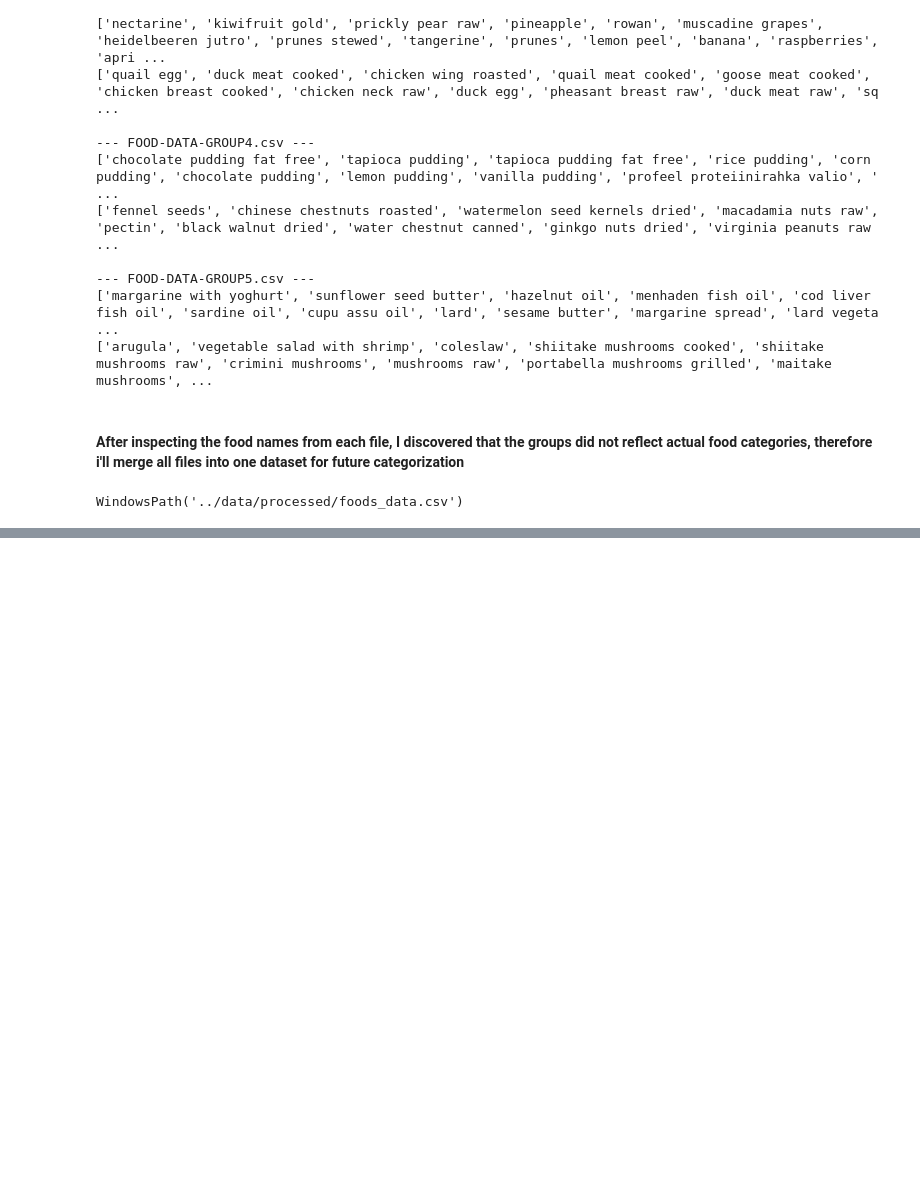
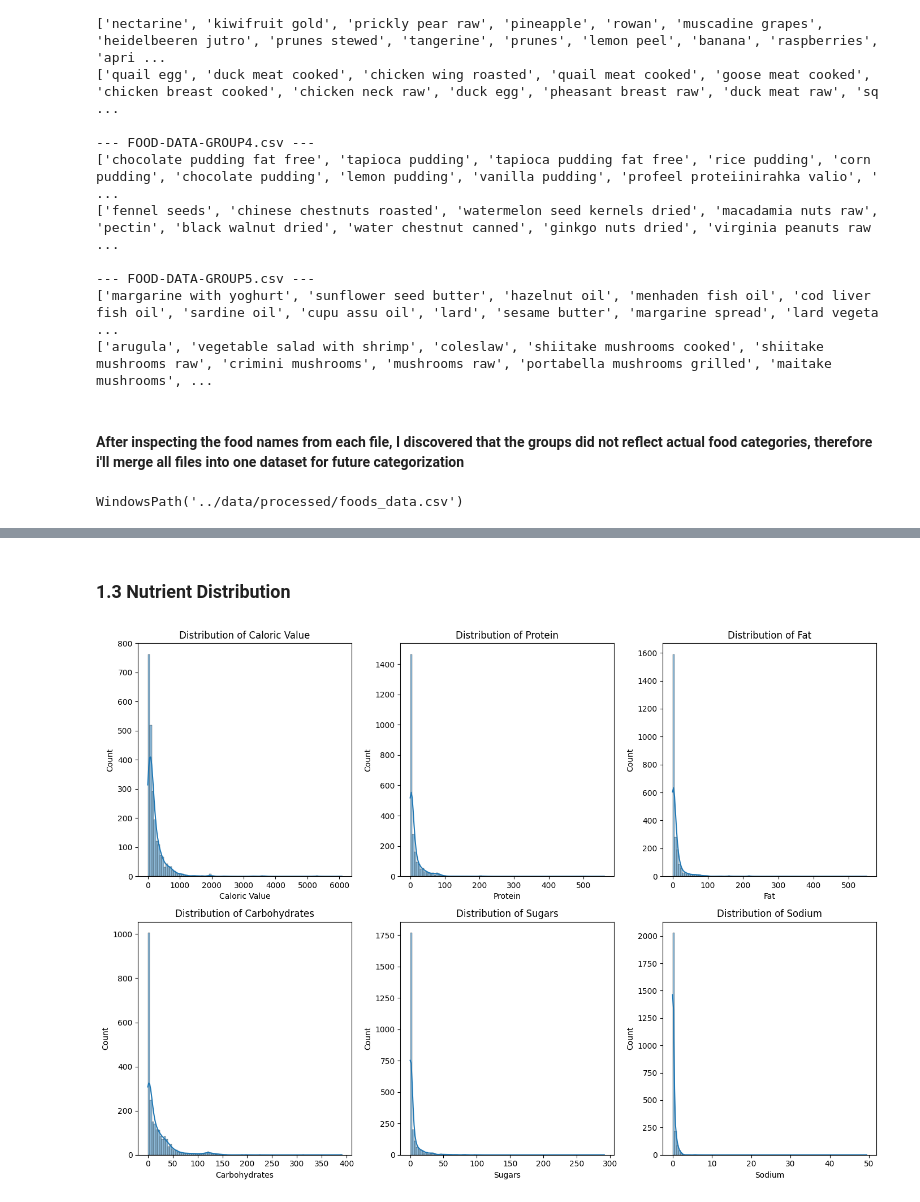
Before and after one commit to barribam/muscle-building-food-analysis, a Jupyter notebook: notebooks/01_exploration.ipynb, the cells around one changed output, grey strips where cells are left out. Saved outputs shown, nothing was run; the diff lists cells and outputs as text; code cells hidden in the pictures; blank space fills up the shorter version.

```diff
--- a/notebooks/01_exploration.ipynb
+++ b/notebooks/01_exploration.ipynb
@@ -65,0 +70,3 @@ WindowsPath('../data/processed/foods_data.csv')
+# %%
+df = pd.read_csv(Path("../data/processed/foods_data.csv"))
+df.head()
@@ -65,0 +175,2 @@ WindowsPath('../data/processed/foods_data.csv')
+# %% [markdown]
+### 1.3 Nutrient Distribution
@@ -65,0 +180,14 @@ WindowsPath('../data/processed/foods_data.csv')
+# %%
+nutrients = ["Caloric Value", "Protein", "Fat", "Carbohydrates", "Sugars", "Sodium"]
+# %%
+plt.figure(figsize=(14, 10))
+
+for i, col in enumerate(nutrients, 1):
+    plt.subplot(2, 3, i)
+    sns.histplot(df[col], kde=True)
+    plt.title(f"Distribution of {col}")
+
+plt.tight_layout()
+plt.show()
+# %% [output]
+[figure, added]
```
Also changed, not shown: parts of 30 cells of this notebook, 1 other file.
